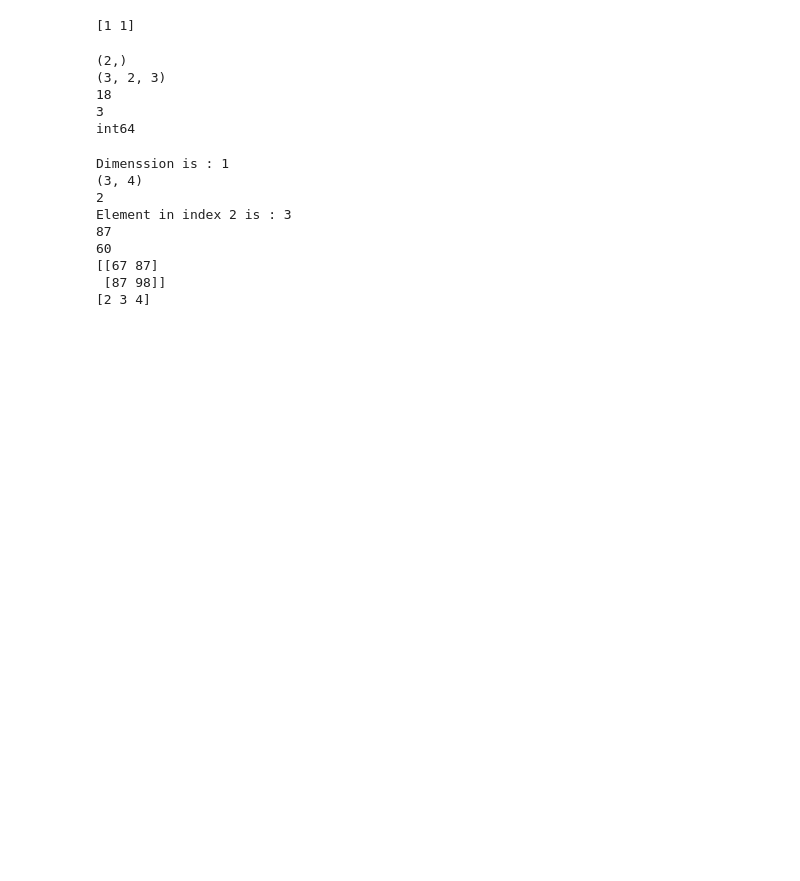
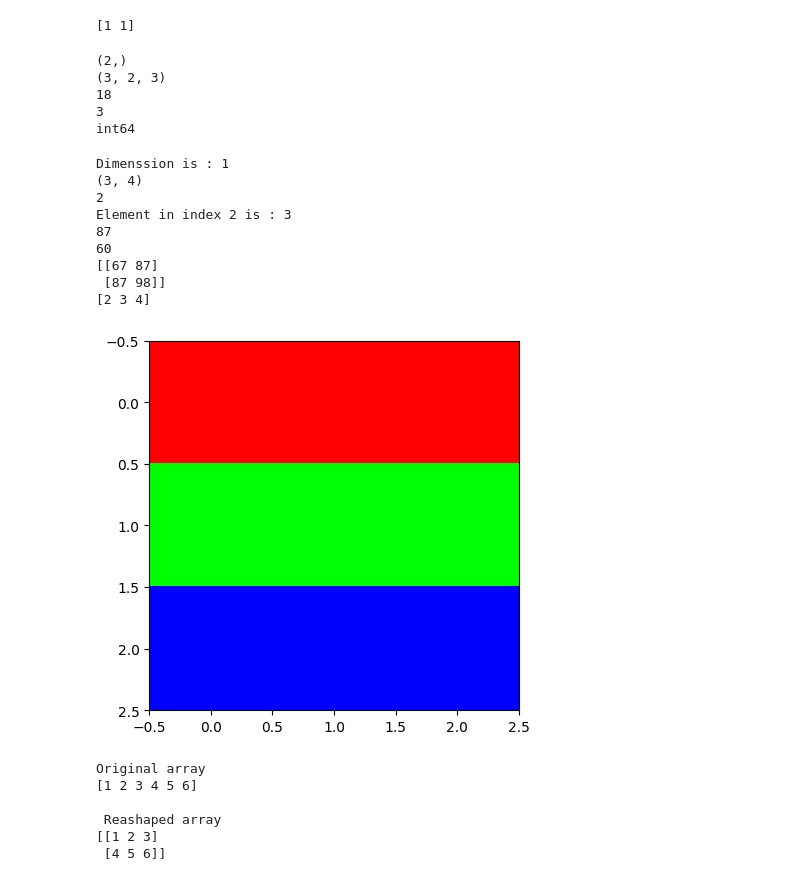
Before and after one commit to Shashwat-gla/Python_Assignment, a Jupyter notebook: Array.ipynb, the cells around one changed output. Cells and saved outputs as stored; diff of their text form; code cells hidden in the pictures; blank space fills up the shorter version.

```diff
--- a/Array.ipynb
+++ b/Array.ipynb
@@ -140,3 +140,33 @@ Element in index 2 is : 3
 [[67 87]
  [87 98]]
 [2 3 4]
+# %%
+import numpy as np
+import matplotlib.pyplot as plt
+
+rgb = np.array([
+    [[255, 0, 0], [255, 0, 0], [255, 0, 0]],
+    [[0, 255, 0], [0, 255, 0], [0, 255, 0]],
+    [[0, 0, 255], [0, 0, 255], [0, 0, 255]]
+])
+
+plt.imshow(rgb)
+plt.show()
+# %% [output]
+[figure, added]
+# %%
+# Reshaping the array
+arr11 =np.array([1,2,3,4,5,6])
+new_arr=arr11.reshape(2
+                      ,3)
+print("Original array")
+print(arr11)
+print("\n Reashaped array")
+print(new_arr)
+# %% [output]
+Original array
+[1 2 3 4 5 6]
+
+ Reashaped array
+[[1 2 3]
+ [4 5 6]]
```
Also changed, not shown: parts of 13 cells of this notebook.
